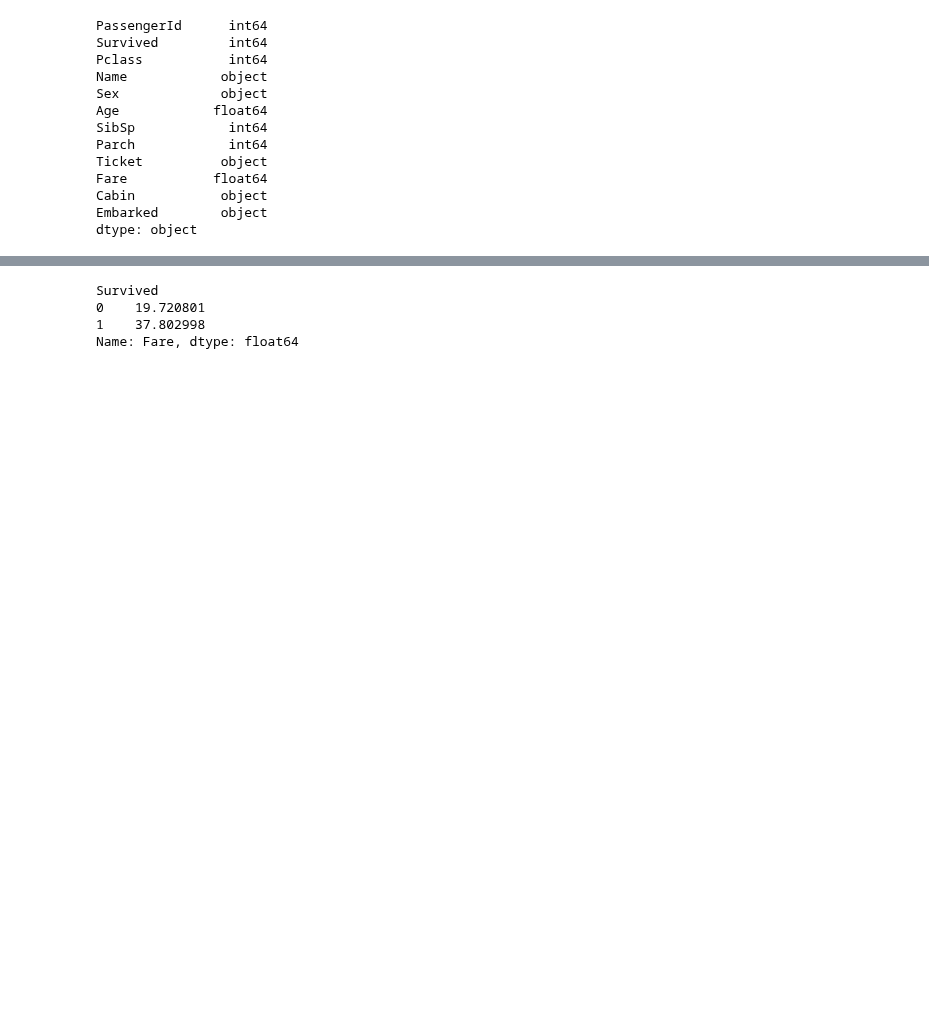
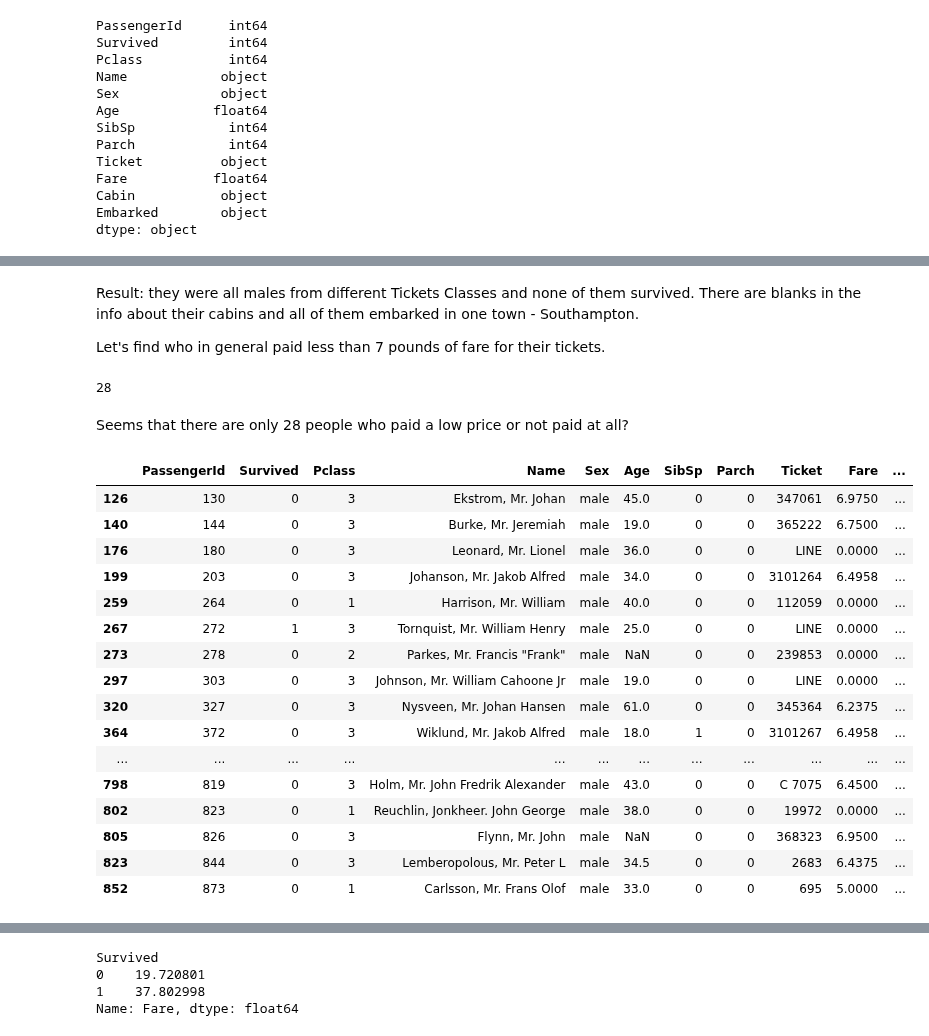
Before and after one commit to jadidaniel/jupyter-notebooks, a Jupyter notebook: quant_and_categorical_var/titanic.ipynb, the cells around one changed output, grey strips where cells are left out. Saved outputs shown, nothing was run; the diff lists cells and outputs as text; code cells hidden in the pictures; blank space fills up the shorter version.

```diff
--- a/quant_and_categorical_var/titanic.ipynb
+++ b/quant_and_categorical_var/titanic.ipynb
@@ -46,0 +121,31 @@ dtype: object
+# %% [markdown]
+Result: they were all males from different Tickets Classes and none of them survived. There are blanks in the info about their cabins and all of them embarked in one town - Southampton.
+
+Let's find who in general paid less than 7 pounds of fare for their tickets.
+# %%
+lowest_fare = titanic[titanic.Fare < 7]
+len(lowest_fare)
+# %% [output]
+28
+# %% [markdown]
+Seems that there are only 28 people who paid a low price or not paid at all?
+# %%
+lowest_fare
+# %% [output]
+|  | PassengerId | Survived | Pclass | Name | Sex | Age | SibSp | Parch | Ticket | Fare | ... |
+| 126 | 130 | 0 | 3 | Ekstrom, Mr. Johan | male | 45.0 | 0 | 0 | 347061 | 6.9750 | ... |
+| 140 | 144 | 0 | 3 | Burke, Mr. Jeremiah | male | 19.0 | 0 | 0 | 365222 | 6.7500 | ... |
+| 176 | 180 | 0 | 3 | Leonard, Mr. Lionel | male | 36.0 | 0 | 0 | LINE | 0.0000 | ... |
+| 199 | 203 | 0 | 3 | Johanson, Mr. Jakob Alfred | male | 34.0 | 0 | 0 | 3101264 | 6.4958 | ... |
+| 259 | 264 | 0 | 1 | Harrison, Mr. William | male | 40.0 | 0 | 0 | 112059 | 0.0000 | ... |
+| 267 | 272 | 1 | 3 | Tornquist, Mr. William Henry | male | 25.0 | 0 | 0 | LINE | 0.0000 | ... |
+| 273 | 278 | 0 | 2 | Parkes, Mr. Francis "Frank" | male | NaN | 0 | 0 | 239853 | 0.0000 | ... |
+| 297 | 303 | 0 | 3 | Johnson, Mr. William Cahoone Jr | male | 19.0 | 0 | 0 | LINE | 0.0000 | ... |
+| 320 | 327 | 0 | 3 | Nysveen, Mr. Johan Hansen | male | 61.0 | 0 | 0 | 345364 | 6.2375 | ... |
+| 364 | 372 | 0 | 3 | Wiklund, Mr. Jakob Alfred | male | 18.0 | 1 | 0 | 3101267 | 6.4958 | ... |
+| ... | ... | ... | ... | ... | ... | ... | ... | ... | ... | ... | ... |
+| 798 | 819 | 0 | 3 | Holm, Mr. John Fredrik Alexander | male | 43.0 | 0 | 0 | C 7075 | 6.4500 | ... |
+| 802 | 823 | 0 | 1 | Reuchlin, Jonkheer. John George | male | 38.0 | 0 | 0 | 19972 | 0.0000 | ... |
+| 805 | 826 | 0 | 3 | Flynn, Mr. John | male | NaN | 0 | 0 | 368323 | 6.9500 | ... |
+| 823 | 844 | 0 | 3 | Lemberopolous, Mr. Peter L | male | 34.5 | 0 | 0 | 2683 | 6.4375 | ... |
+| 852 | 873 | 0 | 1 | Carlsson, Mr. Frans Olof | male | 33.0 | 0 | 0 | 695 | 5.0000 | ... |
```
Also changed, not shown: parts of 17 cells of this notebook, 1 other file.
